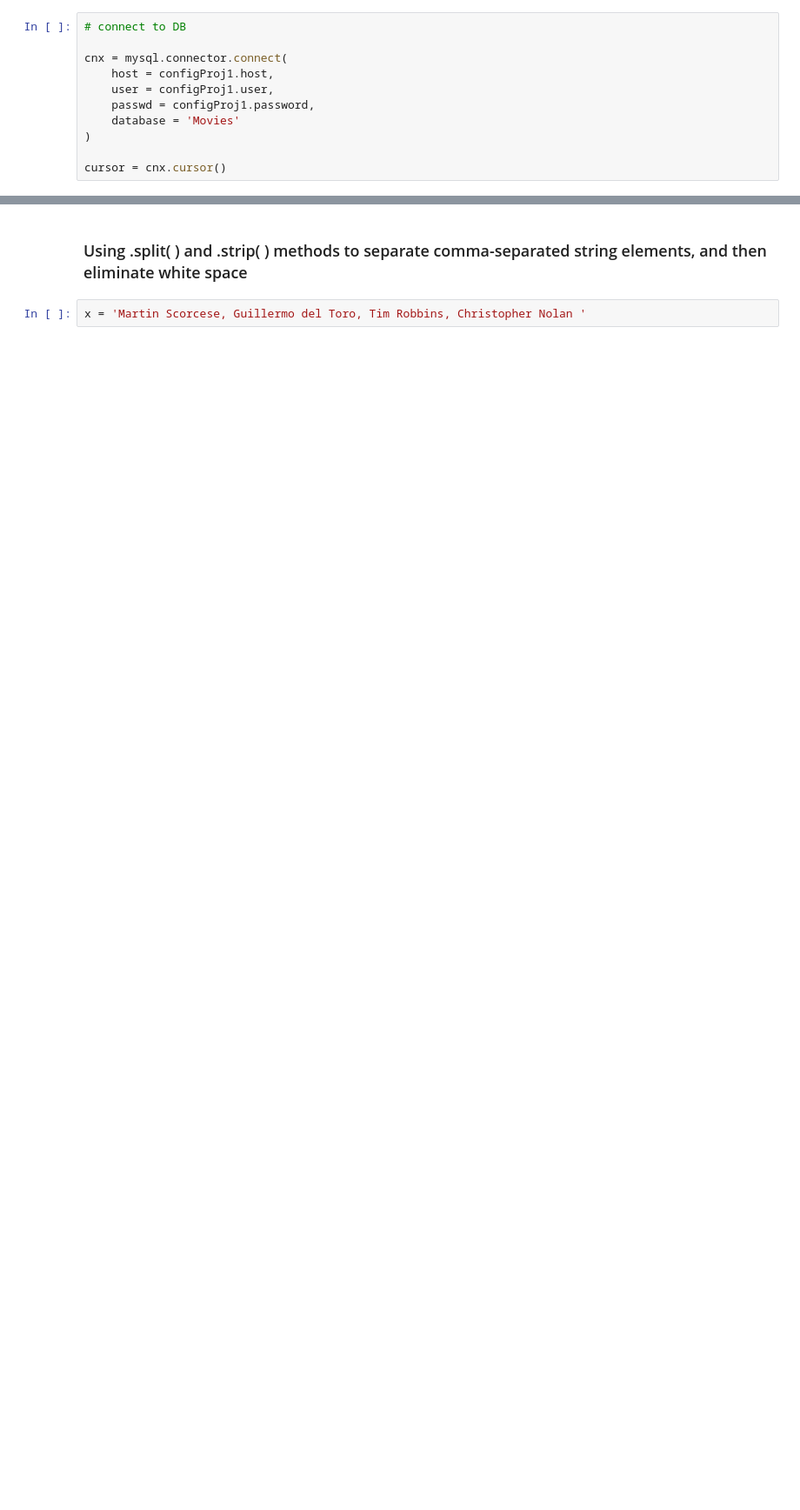
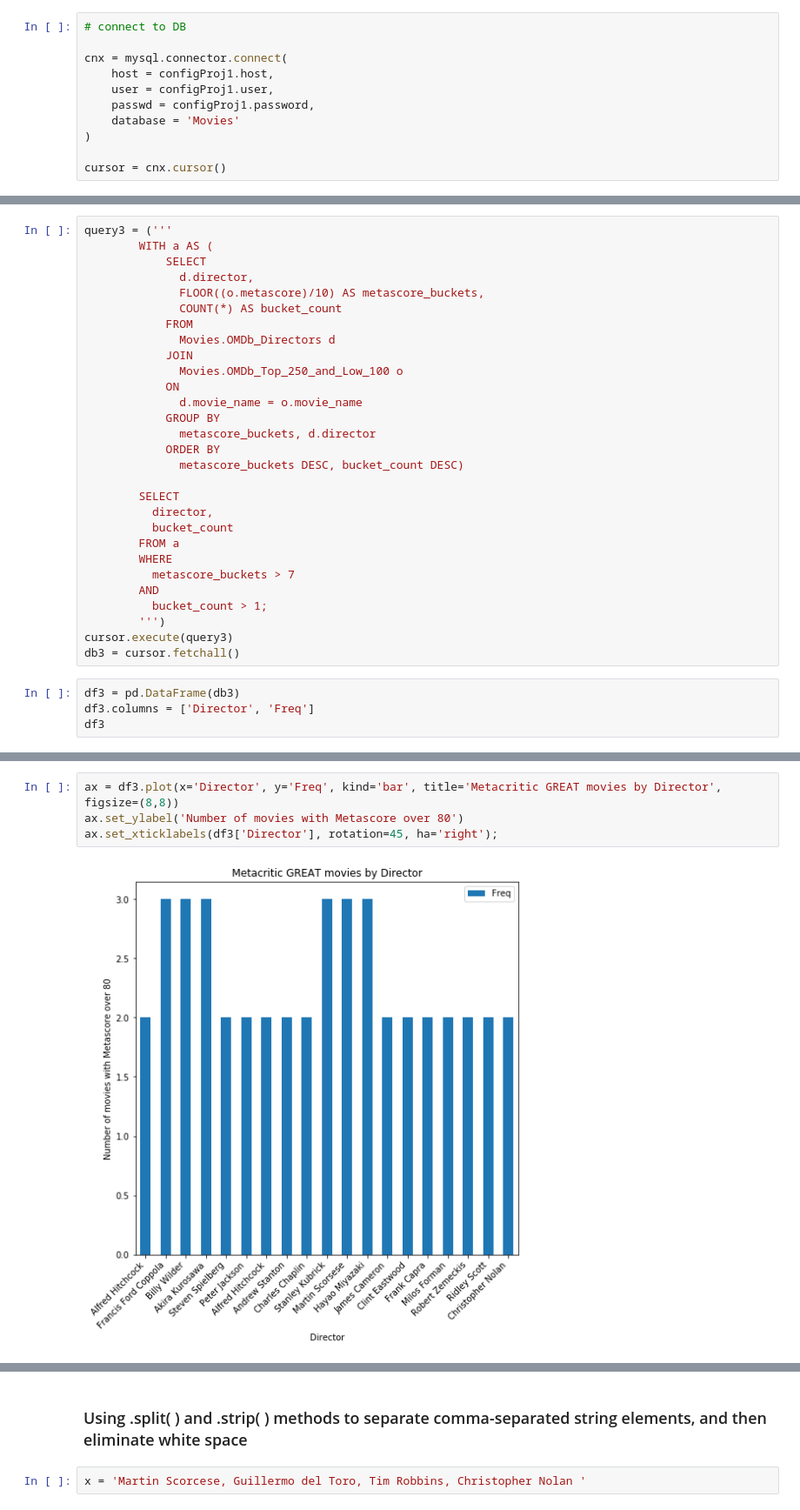
Before and after one commit to sdman135/Mod-1-Project, a Jupyter notebook: EDA - dave.ipynb, the cells around one changed output, grey strips where cells are left out. Shown: that part at 87% size. Saved outputs shown, nothing was run; the diff lists cells and outputs as text; blank space fills up the shorter version.

```diff
--- a/EDA - dave.ipynb
+++ b/EDA - dave.ipynb
@@ -38,0 +43,33 @@ director_df = pd.DataFrame(director_db)
+# %%
+query3 = ('''
+        WITH a AS (
+            SELECT
+              d.director,
+              FLOOR((o.metascore)/10) AS metascore_buckets,
+              COUNT(*) AS bucket_count
+            FROM
+              Movies.OMDb_Directors d
+            JOIN
+              Movies.OMDb_Top_250_and_Low_100 o
+            ON
+              d.movie_name = o.movie_name
+            GROUP BY
+              metascore_buckets, d.director
+            ORDER BY
+              metascore_buckets DESC, bucket_count DESC)
+
+        SELECT
+          director,
+          bucket_count
+        FROM a
+        WHERE
+          metascore_buckets > 7
+        AND
+          bucket_count > 1;
+        ''')
+cursor.execute(query3)
+db3 = cursor.fetchall()
+# %%
+df3 = pd.DataFrame(db3)
+df3.columns = ['Director', 'Freq']
+df3
@@ -38,0 +94,6 @@ director_df = pd.DataFrame(director_db)
+# %%
+ax = df3.plot(x='Director', y='Freq', kind='bar', title='Metacritic GREAT movies by Director', figsize=(8,8))
+ax.set_ylabel('Number of movies with Metascore over 80')
+ax.set_xticklabels(df3['Director'], rotation=45, ha='right');
+# %% [output]
+[figure, added]
```
Also changed, not shown: parts of 13 cells of this notebook, 6 other files.
